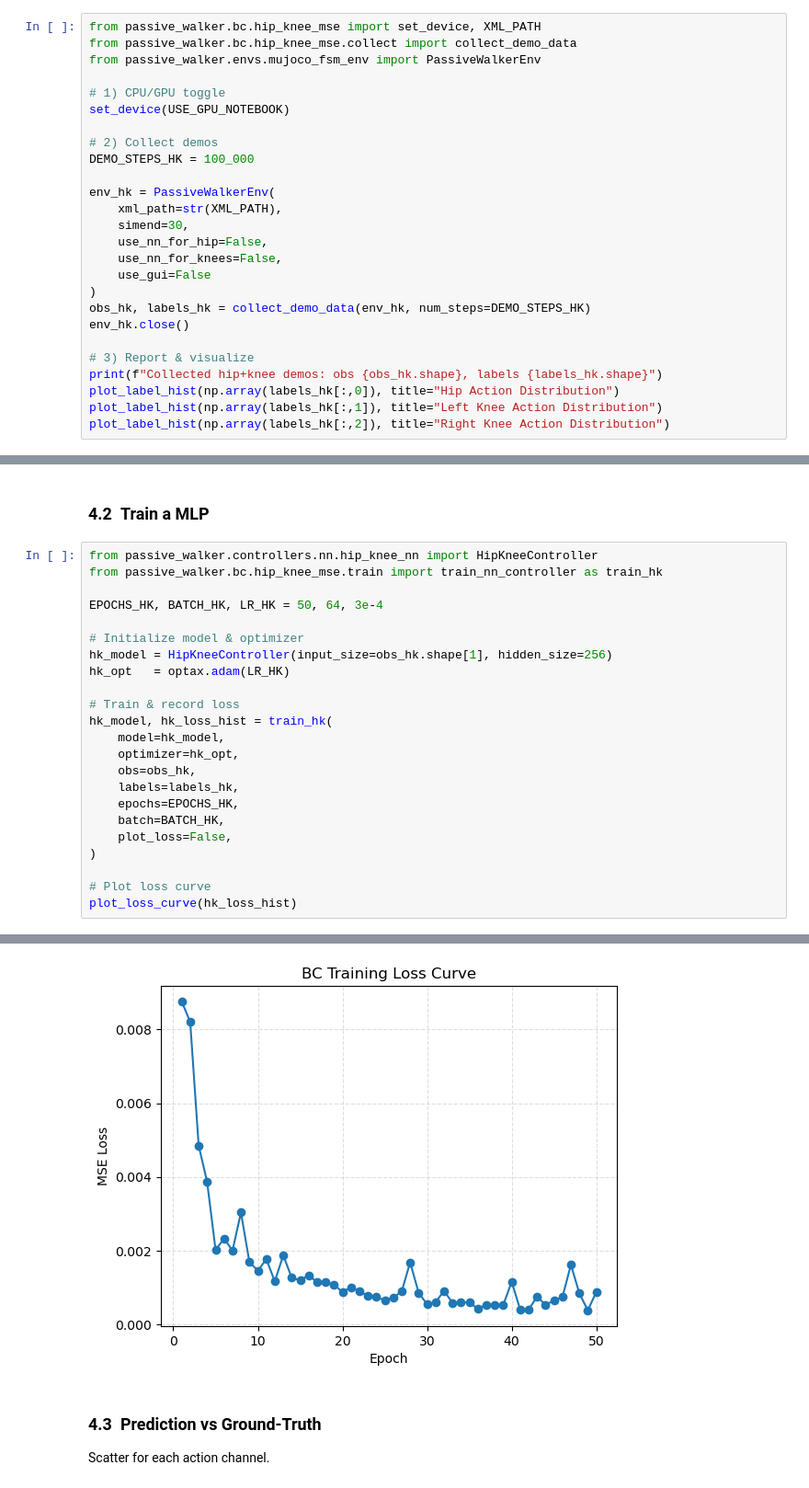
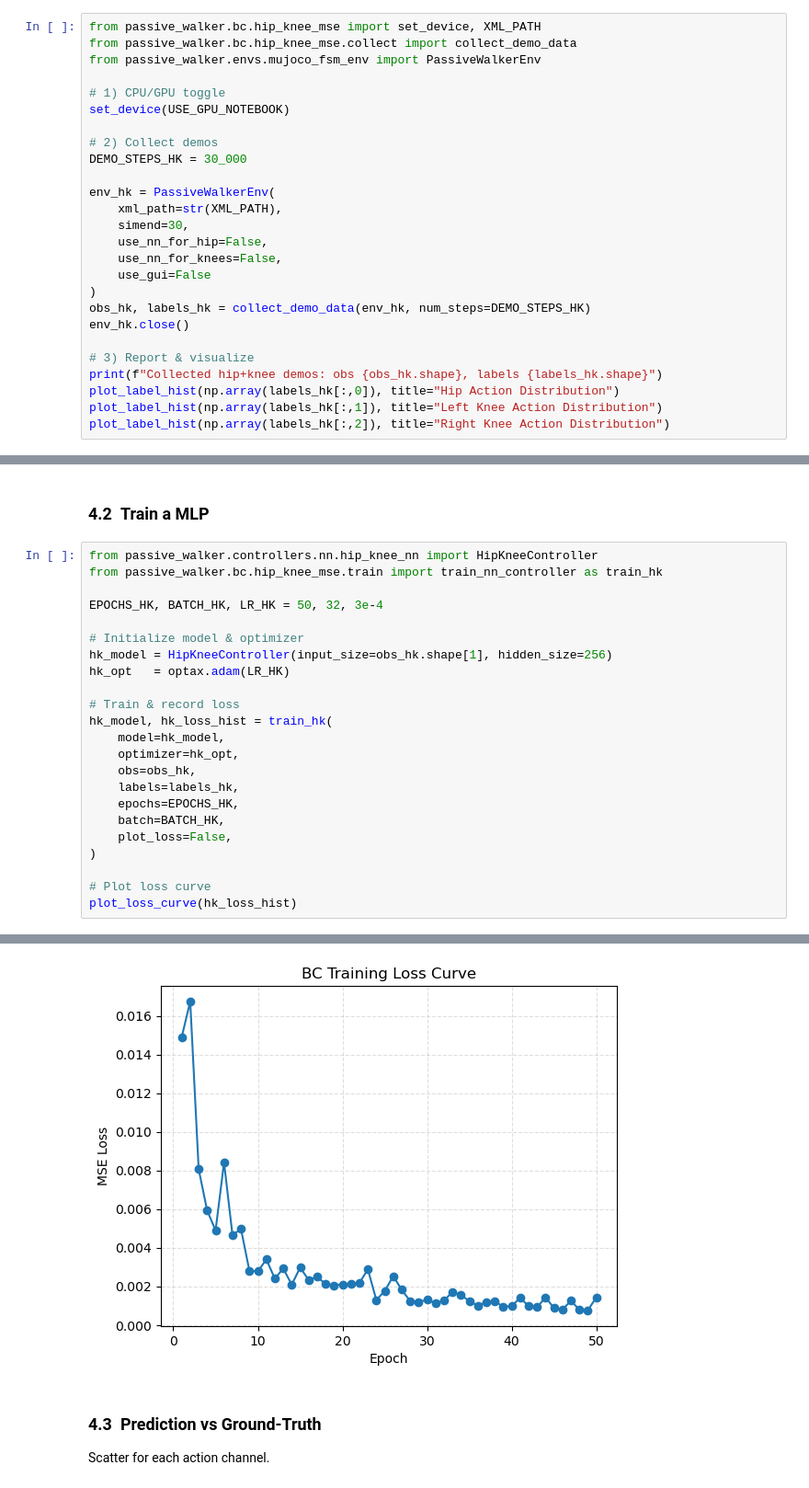
Before and after one commit to yunusdanabas/passive_walker_rl, a Jupyter notebook: passive_walker/bc/BehaviourClonning.ipynb, the cells around one changed output, grey strips where cells are left out. Shown at 92% size. Drawn from its saved outputs; the diff is of its cells as text.

```diff
--- a/passive_walker/bc/BehaviourClonning.ipynb
+++ b/passive_walker/bc/BehaviourClonning.ipynb
@@ -281,7 +264,7 @@ from passive_walker.envs.mujoco_fsm_env import PassiveWalkerEnv
 set_device(USE_GPU_NOTEBOOK)
 
 # 2) Collect demos
-DEMO_STEPS_HK = 100_000
+DEMO_STEPS_HK = 30_000
 
 env_hk = PassiveWalkerEnv(
     xml_path=str(XML_PATH),
@@ -310,7 +293,7 @@ Collected hip+knee demos: obs (100000, 11), labels (100000, 3)
 from passive_walker.controllers.nn.hip_knee_nn import HipKneeController
 from passive_walker.bc.hip_knee_mse.train import train_nn_controller as train_hk
 
-EPOCHS_HK, BATCH_HK, LR_HK = 50, 64, 3e-4
+EPOCHS_HK, BATCH_HK, LR_HK = 50, 32, 3e-4
 
 # Initialize model & optimizer
 hk_model = HipKneeController(input_size=obs_hk.shape[1], hidden_size=256)
@@ -350,4 +333,4 @@ plot_loss_curve(hk_loss_hist)
-[figure, old version]
+[figure, new version]
 # %% [markdown]
 ### 4.3 Prediction vs Ground-Truth
 Scatter for each action channel.
```
Also changed, not shown: parts of 14 cells of this notebook, 6 other files.
